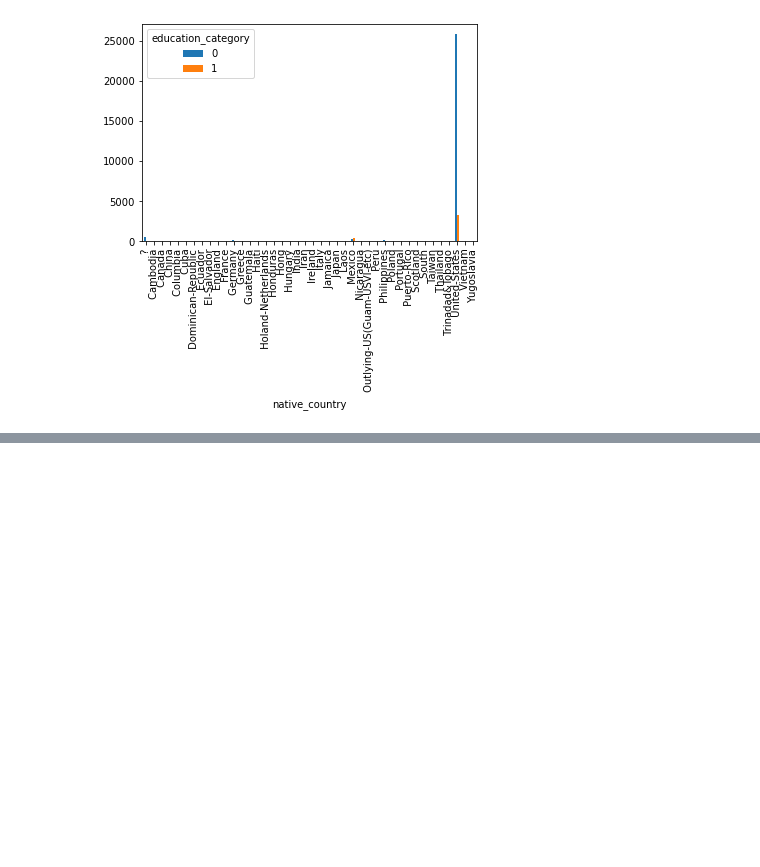
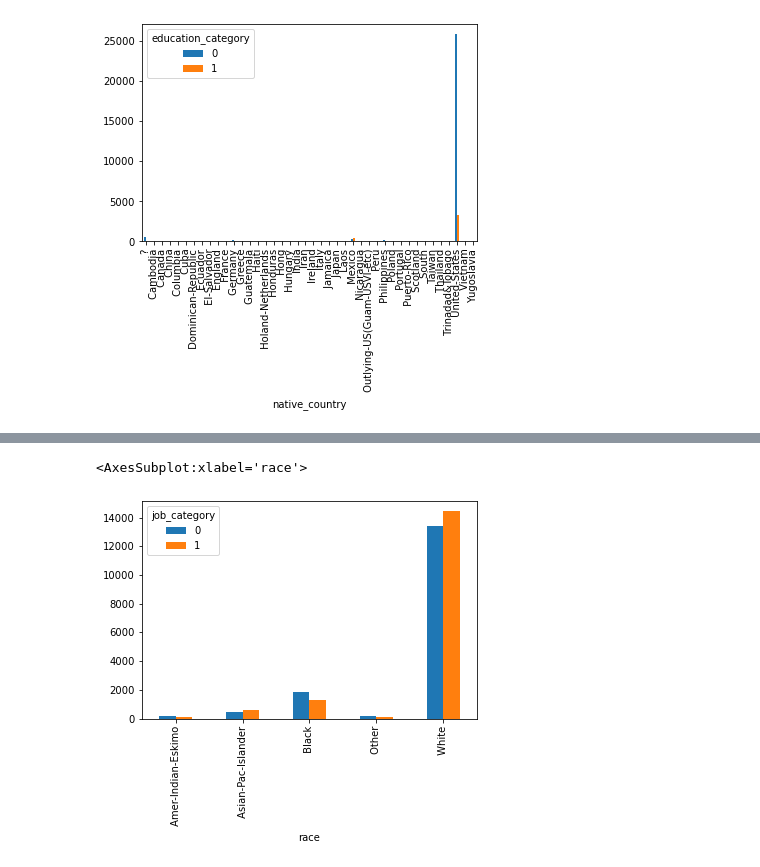
Before and after one commit to mjeong/clessardmjeongsp2021finalproject, a Jupyter notebook: report.ipynb, the cells around one changed output, grey strips where cells are left out. Drawn from its saved outputs; the diff is of its cells as text; code cells hidden in the pictures; blank space fills up the shorter version.

```diff
--- a/report.ipynb
+++ b/report.ipynb
@@ -329,0 +340,5 @@ country_education.unstack().plot(kind="bar")
+# %%
+race_job.unstack().plot(kind="bar")
+# %% [output]
+<AxesSubplot:xlabel='race'>
+[figure, added]
```
Also changed, not shown: parts of 8 cells of this notebook.
